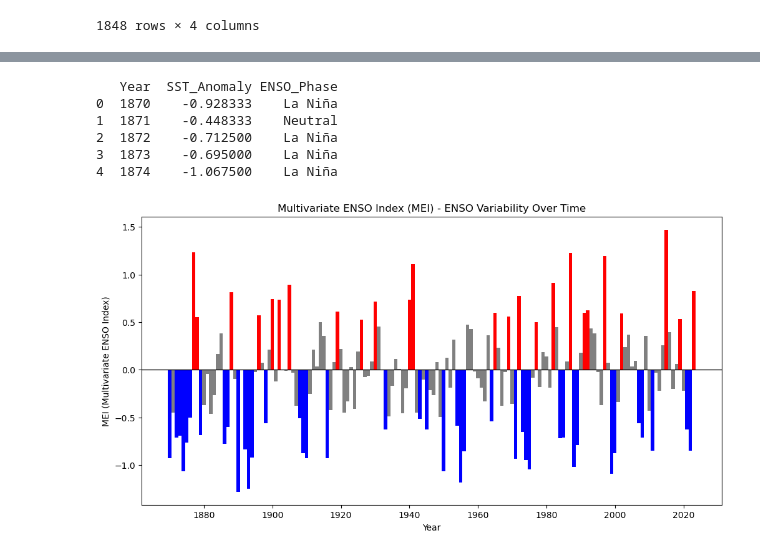
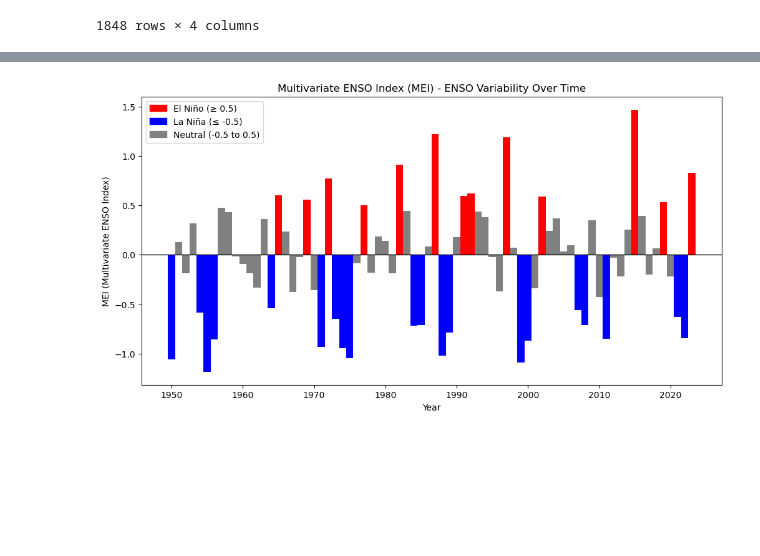
Before and after one commit to sarika-debruyn/LEAPCourse-Course-Climate-pred-Project1, a Jupyter notebook: project1/ENSO.ipynb, the cells around one changed output, grey strips where cells are left out. Drawn from its saved outputs; the diff is of its cells as text; code cells hidden in the pictures; blank space fills up the shorter version.

Commit message:
added visualizations for ENSO data

```diff
--- a/project1/ENSO.ipynb
+++ b/project1/ENSO.ipynb
@@ -184,7 +182,7 @@ df_hurricane["Month"] = df_hurricane["Month"].astype(str)
 
 df_enso_long["Year"] = df_enso_long["Year"].astype(int)
 df_enso_long["Month"] = df_enso_long["Month"].astype(str)
-df_enso_long = df_enso_long[df_enso_long["Year"] >= 1870]
+df_enso_long = df_enso_long[df_enso_long["Year"] >= 1950]
 
 # Define a dictionary to map abbreviated month names to full names
 month_map = {
@@ -194,16 +192,16 @@ month_map = {
 
 # Apply the mapping
 df_hurricane["Month"] = df_hurricane["Month"].map(month_map)
-df_enso_long["Month"] = df_enso_long["Month"].map(month_map)
+df_enso_long.loc[:, "Month"] = df_enso_long["Month"].map(month_map)
 
 # Ensure all Month values are consistent by stripping spaces
 df_hurricane["Month"] = df_hurricane["Month"].str.strip()
-df_enso_long["Month"] = df_enso_long["Month"].str.strip()
+df_enso_long.loc[:, "Month"] = df_enso_long["Month"].str.strip()
 
 # Convert to lowercase (optional but helps prevent mismatches)
 df_hurricane["Month"] = df_hurricane["Month"].str.capitalize()
-df_enso_long["Month"] = df_enso_long["Month"].str.capitalize()
-df_hurricane = df_hurricane[df_hurricane["Year"] >= 1870]
+df_enso_long.loc[:, "Month"] = df_enso_long["Month"].str.capitalize()
+df_hurricane = df_hurricane[df_hurricane["Year"] >= 1950]
 
 # Merge hurricane data with ENSO data on Year & Month
 df_merged_ENSO = df_hurricane.merge(df_enso_long, on=["Year", "Month"], how="left")
@@ -229,48 +227,44 @@ df_merged_ENSO
 # %%
-#ENSO Visualization
-
-# Load labeled ENSO dataset
-file_path = "../project1/nino_labeled.csv"  # Update path if needed
-df_enso = pd.read_csv(file_path)
+#ENSO Visualization of La Nina and El Nino years
 
 # Aggregate by Year (Average SST anomaly per year)
-df_yearly = df_enso.groupby("Year")["SST_Anomaly"].mean().reset_index()
+df_yearly = df_enso_long.groupby("Year")["SST_Anomaly"].mean().reset_index()
 
 # Classify ENSO Phase for yearly data
 def classify_enso(value):
     if value >= 0.5:
         return "El Niño"
     elif value <= -0.5:
         return "La Niña"
     else:
         return "Neutral"
 
 df_yearly["ENSO_Phase"] = df_yearly["SST_Anomaly"].apply(classify_enso)
-
-# Display first few rows to confirm classification
-print(df_yearly.head())
 
 # Set figure size
 plt.figure(figsize=(12, 6))
 
 # Plot positive bars for El Niño (Red)
 plt.bar(df_yearly["Year"], df_yearly["SST_Anomaly"], color=df_yearly["SST_Anomaly"].apply(lambda x: "red" if x >= 0.5 else "blue" if x <= -0.5 else "gray"), width=1.0)
 
 # Add a horizontal line at y=0
 plt.axhline(0, color="black", linewidth=1)
 
 # Labels and title
 plt.xlabel("Year")
 plt.ylabel("MEI (Multivariate ENSO Index)")
 plt.title("Multivariate ENSO Index (MEI) - ENSO Variability Over Time")
 
+# Add a legend for ENSO phases
+legend_labels = [
+    mpatches.Patch(color="red", label="El Niño (≥ 0.5)"),
+    mpatches.Patch(color="blue", label="La Niña (≤ -0.5)"),
+    mpatches.Patch(color="gray", label="Neutral (-0.5 to 0.5)")
+]
+plt.legend(handles=legend_labels, loc="upper left")
+
+
 # Show the plot
 plt.show()
 # %% [output]
-   Year  SST_Anomaly ENSO_Phase
-0  1870    -0.928333    La Niña
-1  1871    -0.448333    Neutral
-2  1872    -0.712500    La Niña
-3  1873    -0.695000    La Niña
-4  1874    -1.067500    La Niña
-[figure, old version]
+[figure, new version]
```
Also changed, not shown: parts of 10 cells of this notebook, 1 other file.
